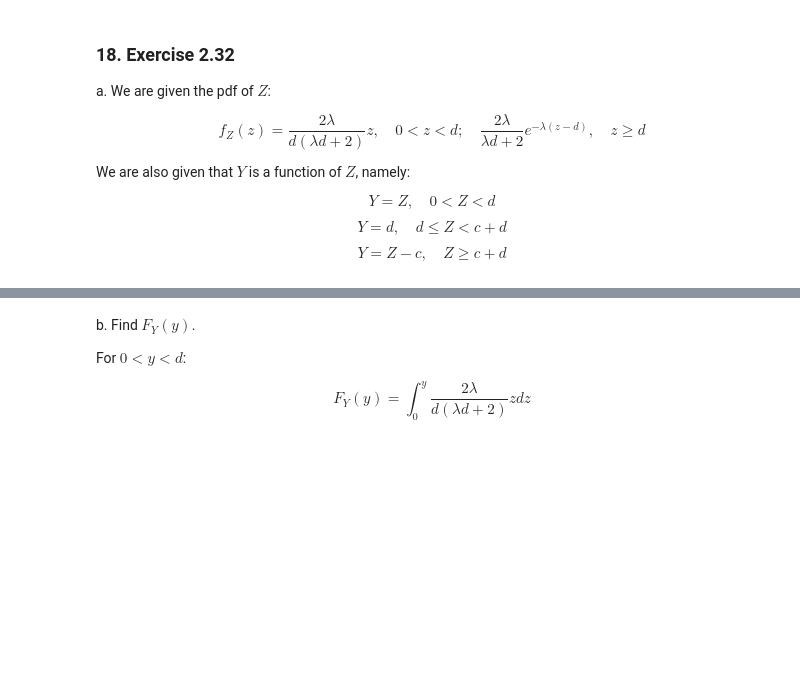
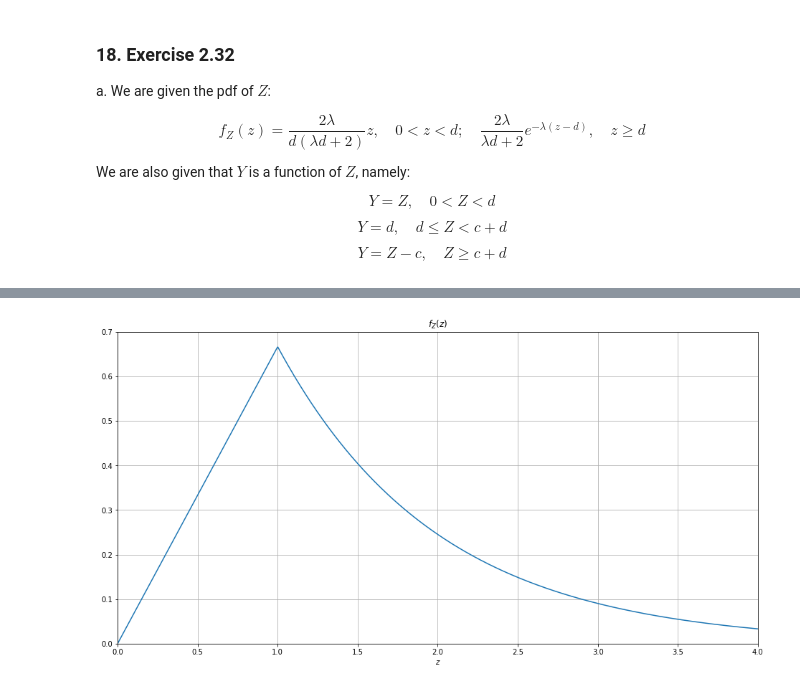
Before and after one commit to klarrieu/HYD142, a Jupyter notebook: HW1.ipynb, the cells around one changed output, grey strips where cells are left out. Cells and saved outputs as stored; diff of their text form; code cells hidden in the pictures; blank space fills up the shorter version.

```diff
--- a/HW1.ipynb
+++ b/HW1.ipynb
@@ -462,6 +476,15 @@ $$$$
-# %% [markdown]
-b. Find $F_Y(y)$.
-
-For $0 < y < d$:
-
-$$F_Y(y) = \int_{0}^{y} \frac{2 \lambda}{d(\lambda d + 2)} z dz$$
+# %%
+fig, ax = plt.subplots(figsize=(16,8))
+
+x = np.linspace(0,4, 1000)
+y = np.piecewise(x, [x<1, x >= 1], [lambda x: 2.0/3*x, lambda x: 2.0/3*np.e**(1-x)])
+
+ax.plot(x, y)
+ax.grid()
+ax.set_title(r'$f_Z(z)$')
+ax.set_xlabel(r'$z$')
+ax.set_xlim(0, 4)
+ax.set_ylim(0, 0.7)
+plt.show()
+# %% [output]
+[figure, added]
```
Also changed, not shown: parts of 7 cells of this notebook.
